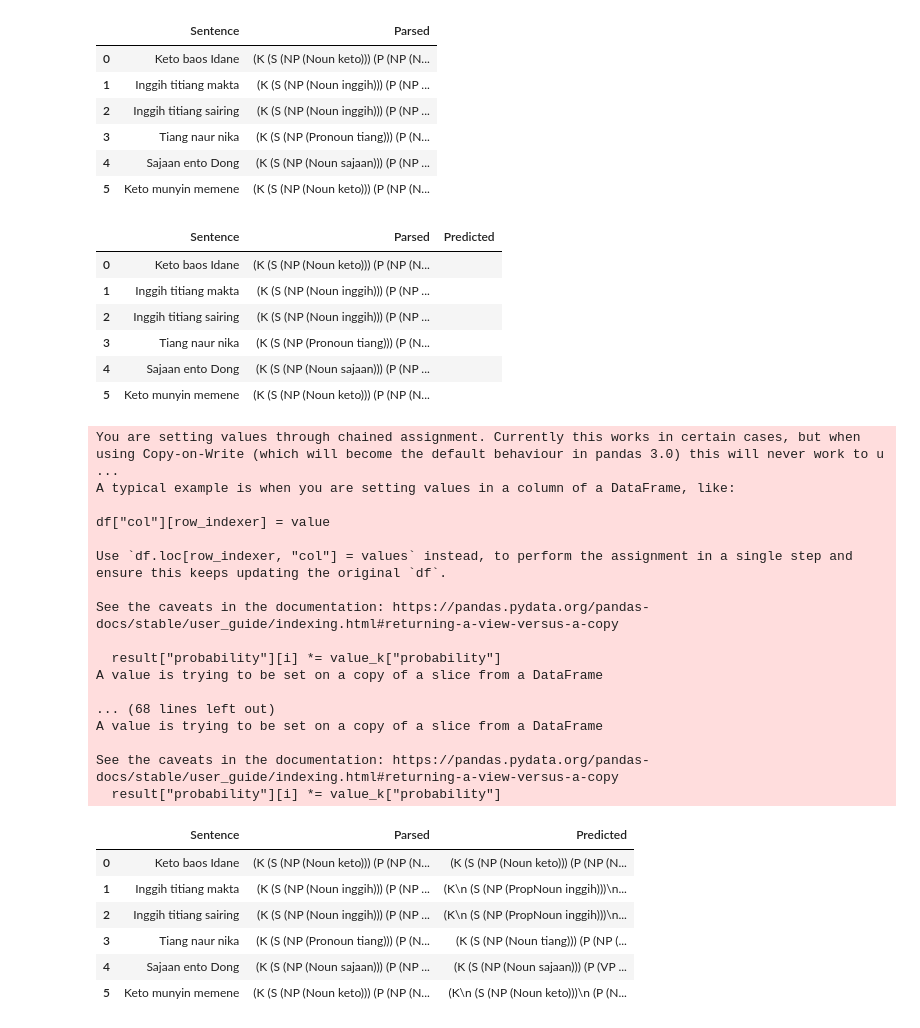
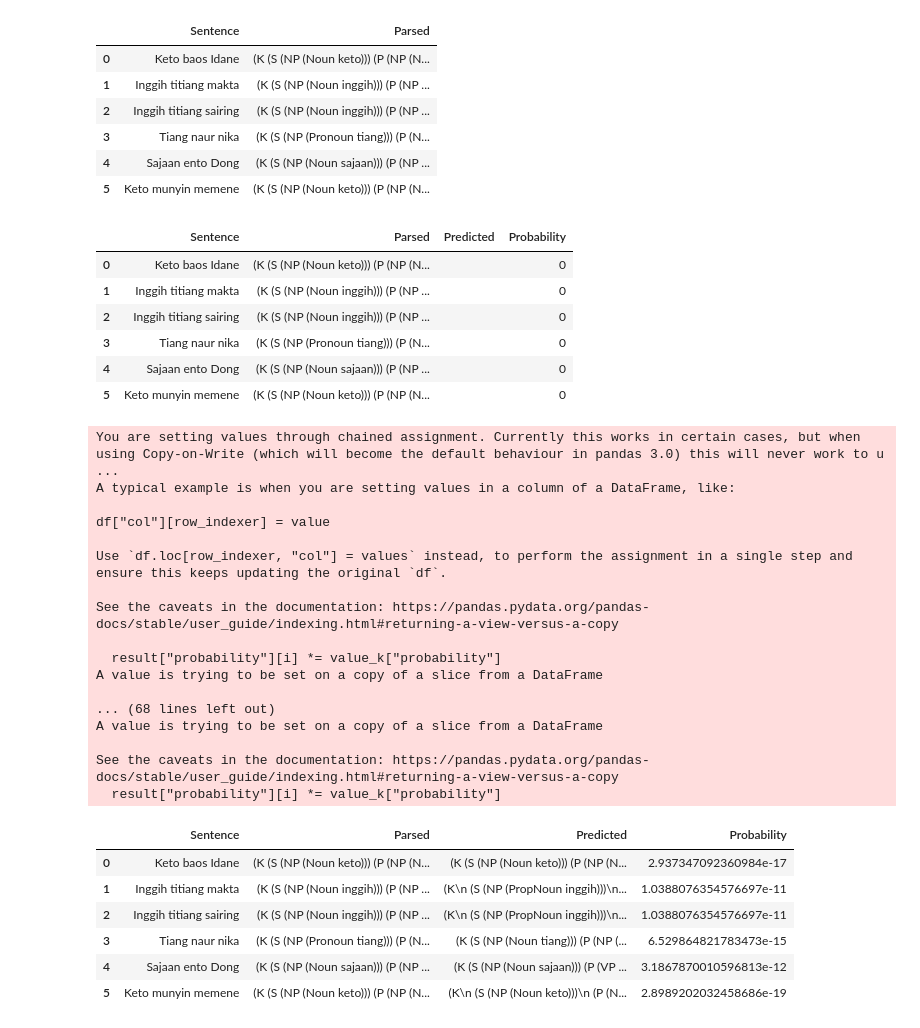
Before and after one commit to SuryaAdiPalguna/NLP-Code, a Jupyter notebook: Evaluation.ipynb, the cells around one changed output. Saved outputs shown, nothing was run; the diff lists cells and outputs as text; code cells hidden in the pictures.

```diff
--- a/Evaluation.ipynb
+++ b/Evaluation.ipynb
@@ -78,15 +78,16 @@ df
 | 5 | Keto munyin memene | (K (S (NP (Noun keto))) (P (NP (N... |
 # %%
 df["Predicted"] = pd.Series("", index=range(len(df)))
+df["Probability"] = pd.Series(0, index=range(len(df)))
 df
 # %% [output]
-|  | Sentence | Parsed | Predicted |
-| 0 | Keto baos Idane | (K (S (NP (Noun keto))) (P (NP (N... |  |
-| 1 | Inggih titiang makta | (K (S (NP (Noun inggih))) (P (NP ... |  |
-| 2 | Inggih titiang sairing | (K (S (NP (Noun inggih))) (P (NP ... |  |
-| 3 | Tiang naur nika | (K (S (NP (Pronoun tiang))) (P (N... |  |
-| 4 | Sajaan ento Dong | (K (S (NP (Noun sajaan))) (P (NP ... |  |
-| 5 | Keto munyin memene | (K (S (NP (Noun keto))) (P (NP (N... |  |
+|  | Sentence | Parsed | Predicted | Probability |
+| 0 | Keto baos Idane | (K (S (NP (Noun keto))) (P (NP (N... |  | 0 |
+| 1 | Inggih titiang makta | (K (S (NP (Noun inggih))) (P (NP ... |  | 0 |
+| 2 | Inggih titiang sairing | (K (S (NP (Noun inggih))) (P (NP ... |  | 0 |
+| 3 | Tiang naur nika | (K (S (NP (Pronoun tiang))) (P (N... |  | 0 |
+| 4 | Sajaan ento Dong | (K (S (NP (Noun sajaan))) (P (NP ... |  | 0 |
+| 5 | Keto munyin memene | (K (S (NP (Noun keto))) (P (NP (N... |  | 0 |
 # %%
 df_rules = pd.read_csv("rules/probabilistic_rules.csv")
 grammar_cfg = ""
@@ -107,6 +108,8 @@ for s, value_s in df.iterrows():
           continue
   # print(result["tree"][0])
   df.loc[s, "Predicted"] = str(result["tree"][0])
+  df.loc[s, "Probability"] = result["probability"][0]
+
 df
 # %% [output]
 You are setting values through chained assignment. Currently this works in certain cases, but when using Copy-on-Write (which will become the default behaviour in pandas 3.0) this will never work to u ...
@@ -126,10 +129,10 @@ A value is trying to be set on a copy of a slice from a DataFrame
 
 See the caveats in the documentation: https://pandas.pydata.org/pandas-docs/stable/user_guide/indexing.html#returning-a-view-versus-a-copy
   result["probability"][i] *= value_k["probability"]
-|  | Sentence | Parsed | Predicted |
-| 0 | Keto baos Idane | (K (S (NP (Noun keto))) (P (NP (N... | (K (S (NP (Noun keto))) (P (NP (N... |
-| 1 | Inggih titiang makta | (K (S (NP (Noun inggih))) (P (NP ... | (K\n (S (NP (PropNoun inggih)))\n... |
-| 2 | Inggih titiang sairing | (K (S (NP (Noun inggih))) (P (NP ... | (K\n (S (NP (PropNoun inggih)))\n... |
-| 3 | Tiang naur nika | (K (S (NP (Pronoun tiang))) (P (N... | (K (S (NP (Noun tiang))) (P (NP (... |
-| 4 | Sajaan ento Dong | (K (S (NP (Noun sajaan))) (P (NP ... | (K (S (NP (Noun sajaan))) (P (VP ... |
-| 5 | Keto munyin memene | (K (S (NP (Noun keto))) (P (NP (N... | (K\n (S (NP (Noun keto)))\n (P (N... |
+|  | Sentence | Parsed | Predicted | Probability |
+| 0 | Keto baos Idane | (K (S (NP (Noun keto))) (P (NP (N... | (K (S (NP (Noun keto))) (P (NP (N... | 2.937347092360984e-17 |
+| 1 | Inggih titiang makta | (K (S (NP (Noun inggih))) (P (NP ... | (K\n (S (NP (PropNoun inggih)))\n... | 1.0388076354576697e-11 |
+| 2 | Inggih titiang sairing | (K (S (NP (Noun inggih))) (P (NP ... | (K\n (S (NP (PropNoun inggih)))\n... | 1.0388076354576697e-11 |
+| 3 | Tiang naur nika | (K (S (NP (Pronoun tiang))) (P (N... | (K (S (NP (Noun tiang))) (P (NP (... | 6.529864821783473e-15 |
+| 4 | Sajaan ento Dong | (K (S (NP (Noun sajaan))) (P (NP ... | (K (S (NP (Noun sajaan))) (P (VP ... | 3.1867870010596813e-12 |
+| 5 | Keto munyin memene | (K (S (NP (Noun keto))) (P (NP (N... | (K\n (S (NP (Noun keto)))\n (P (N... | 2.8989202032458686e-19 |
```
Also changed, not shown: parts of 4 cells of this notebook, 2 other files.
